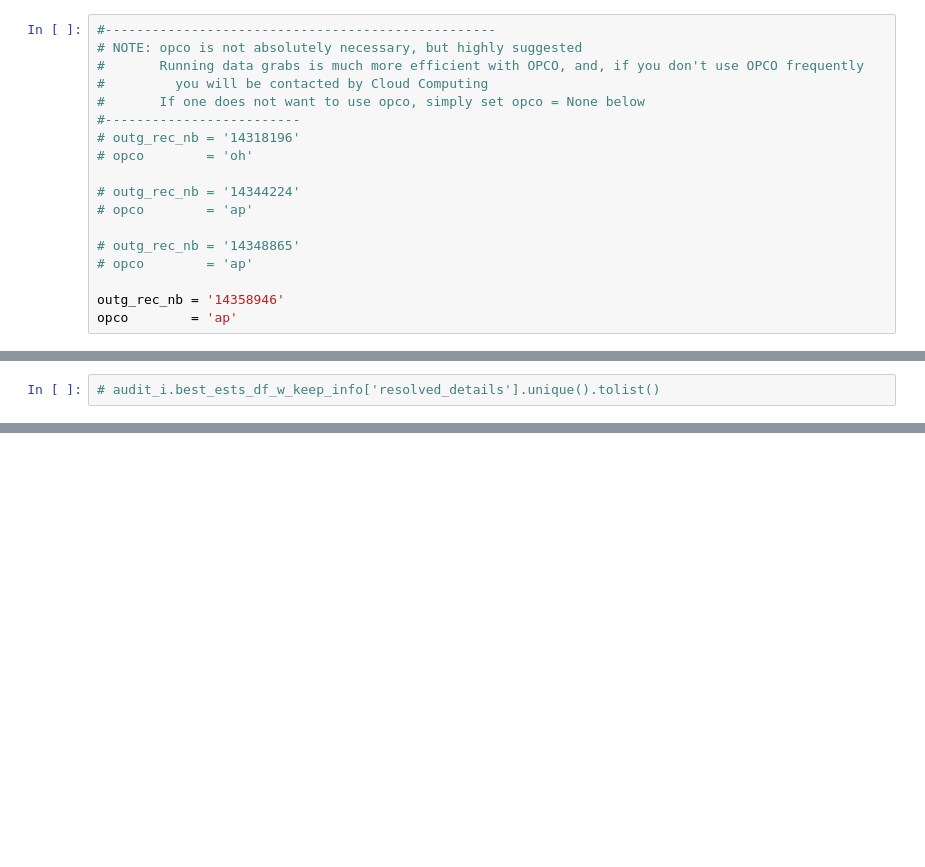
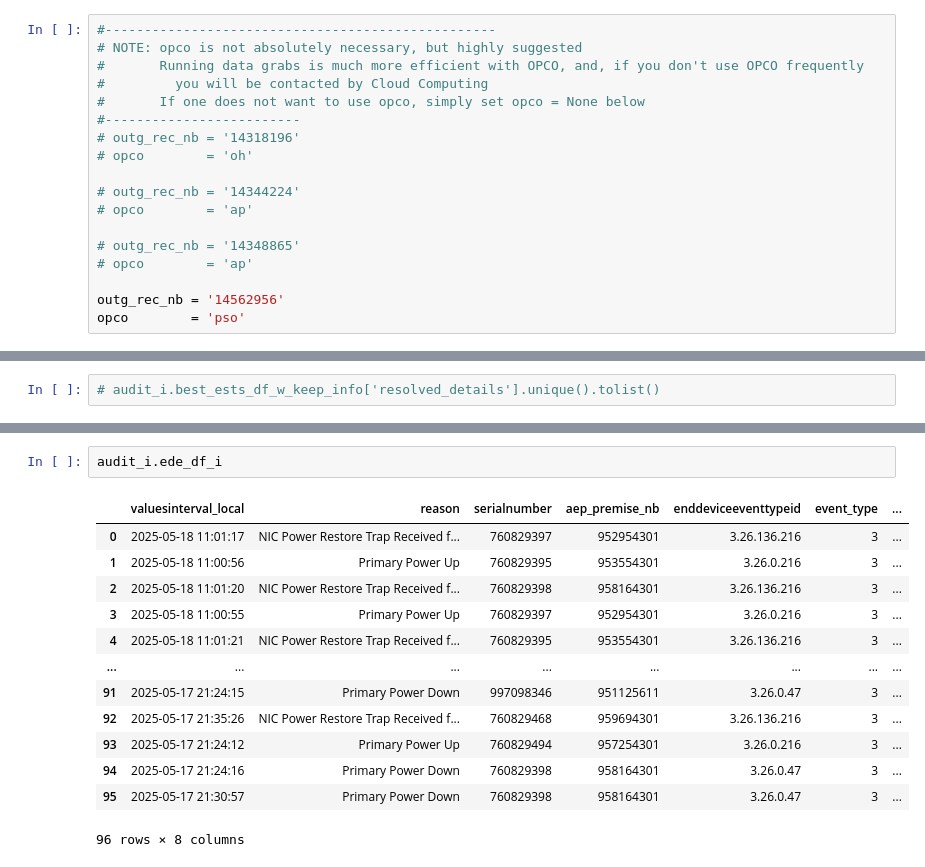
Before and after one commit to buxton45/PyAn, a Jupyter notebook: JupyterNbs/DOVSAudit_single.ipynb, the cells around one changed output, grey strips where cells are left out. Saved outputs shown, nothing was run; the diff lists cells and outputs as text; blank space fills up the shorter version.

```diff
--- a/JupyterNbs/DOVSAudit_single.ipynb
+++ b/JupyterNbs/DOVSAudit_single.ipynb
@@ -32,8 +32,8 @@ sys.path.insert(0, Utilities_config.get_utilities_dir())
 # outg_rec_nb = '14348865'
 # opco        = 'ap'
 
-outg_rec_nb = '14358946'
-opco        = 'ap'
+outg_rec_nb = '14562956'
+opco        = 'pso'
 # %%
 #--------------------------------------------------
 calculate_by_PN               = True
@@ -172,0 +321,16 @@ audit_i.warnings_dict
+# %%
+audit_i.ede_df_i
+# %% [output]
+|  | valuesinterval_local | reason | serialnumber | aep_premise_nb | enddeviceeventtypeid | event_type | ... |
+| 0 | 2025-05-18 11:01:17 | NIC Power Restore Trap Received f... | 760829397 | 952954301 | 3.26.136.216 | 3 | ... |
+| 1 | 2025-05-18 11:00:56 | Primary Power Up | 760829395 | 953554301 | 3.26.0.216 | 3 | ... |
+| 2 | 2025-05-18 11:01:20 | NIC Power Restore Trap Received f... | 760829398 | 958164301 | 3.26.136.216 | 3 | ... |
+| 3 | 2025-05-18 11:00:55 | Primary Power Up | 760829397 | 952954301 | 3.26.0.216 | 3 | ... |
+| 4 | 2025-05-18 11:01:21 | NIC Power Restore Trap Received f... | 760829395 | 953554301 | 3.26.136.216 | 3 | ... |
+| ... | ... | ... | ... | ... | ... | ... | ... |
+| 91 | 2025-05-17 21:24:15 | Primary Power Down | 997098346 | 951125611 | 3.26.0.47 | 3 | ... |
+| 92 | 2025-05-17 21:35:26 | NIC Power Restore Trap Received f... | 760829468 | 959694301 | 3.26.136.216 | 3 | ... |
+| 93 | 2025-05-17 21:24:12 | Primary Power Up | 760829494 | 957254301 | 3.26.0.216 | 3 | ... |
+| 94 | 2025-05-17 21:24:16 | Primary Power Down | 760829398 | 958164301 | 3.26.0.47 | 3 | ... |
+| 95 | 2025-05-17 21:30:57 | Primary Power Down | 760829398 | 958164301 | 3.26.0.47 | 3 | ... |
+96 rows × 8 columns
```
Also changed, not shown: parts of 20 cells of this notebook, 20 other files.
